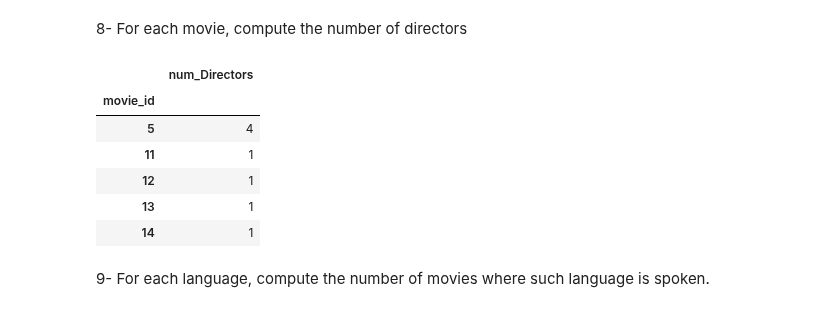
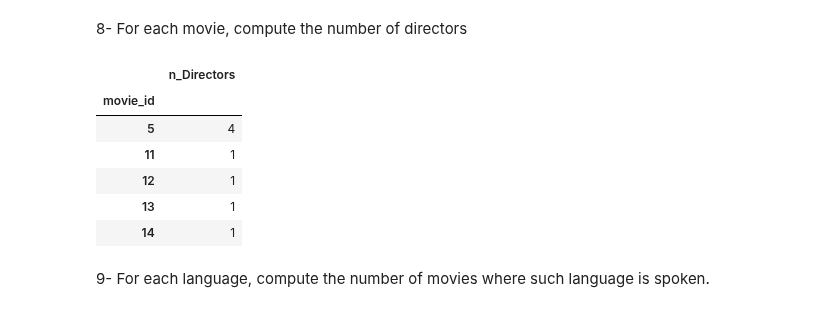
Before and after one commit to silviasantamaria/computerscience, a Jupyter notebook: NUOVO_PROJECT.ipynb, the cells around one changed output. Saved outputs shown, nothing was run; the diff lists cells and outputs as text; code cells hidden in the pictures.

```diff
--- a/NUOVO_PROJECT.ipynb
+++ b/NUOVO_PROJECT.ipynb
@@ -387,9 +387,9 @@ members.rename(index=str, columns={"id" : "n_CrewMembers"}).head()
 # %%
 directors= crew.loc[crew.job == 'Director']
 num_directors= directors[['movie_id', 'id']].groupby('movie_id').count()
-num_directors.rename(index=str, columns={'id': 'num_Directors'}).head()
+num_directors.rename(index=str, columns={'id': 'n_Directors'}).head()
 # %% [output]
-|  | num_Directors |
+|  | n_Directors |
 | movie_id |  |
 | 5 | 4 |
 | 11 | 1 |
```
Also changed, not shown: parts of 3 cells of this notebook.
